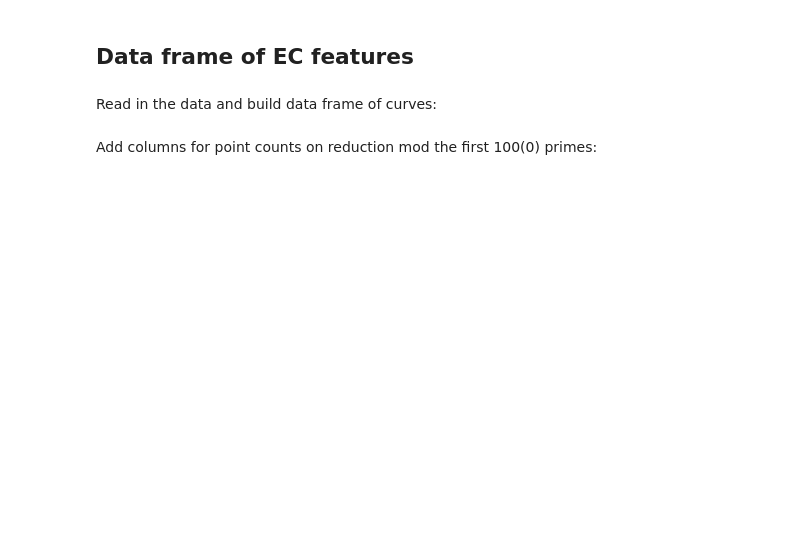
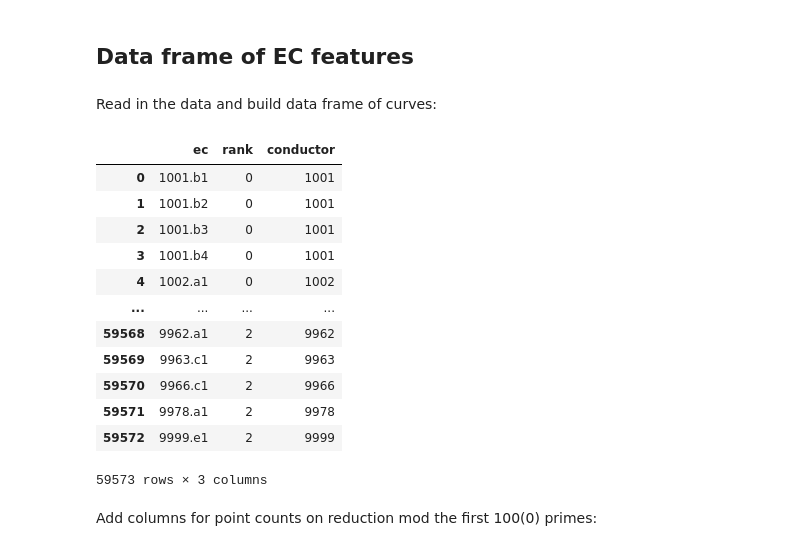
Before and after one commit to billoxbury/ecrank, a Jupyter notebook: 2_dataframe.ipynb, the cells around one changed output. Drawn from its saved outputs; the diff is of its cells as text; code cells hidden in the pictures; blank space fills up the shorter version.

Commit message:
Add conductor notebook

```diff
--- a/2_dataframe.ipynb
+++ b/2_dataframe.ipynb
@@ -29,3 +5,41 @@ ecdat
+# %%
+import pandas as pd
+
+datafile0 = "./data/ec_rk0_cond1000-10000.sage"
+datafile1 = "./data/ec_rk1_cond1000-10000.sage"
+datafile2 = "./data/ec_rk2_cond1000-10000.sage"
+
+ec = []
+rank = []
+r = 0
+
+for df in [datafile0, datafile1, datafile2]:
+    labels = []
+    load(df)
+    ec += labels
+    rank += [r for x in labels]
+    r += 1
+
+ecdat = pd.DataFrame()
+ecdat['ec'] = ec
+ecdat['rank'] = rank
+ecdat['conductor'] = [s.split('.')[0] for s in ec]
+
+ecdat
+# %% [output]
+|  | ec | rank | conductor |
+| 0 | 1001.b1 | 0 | 1001 |
+| 1 | 1001.b2 | 0 | 1001 |
+| 2 | 1001.b3 | 0 | 1001 |
+| 3 | 1001.b4 | 0 | 1001 |
+| 4 | 1002.a1 | 0 | 1002 |
+| ... | ... | ... | ... |
+| 59568 | 9962.a1 | 2 | 9962 |
+| 59569 | 9963.c1 | 2 | 9963 |
+| 59570 | 9966.c1 | 2 | 9966 |
+| 59571 | 9978.a1 | 2 | 9978 |
+| 59572 | 9999.e1 | 2 | 9999 |
+59573 rows × 3 columns
 # %% [markdown]
 Add columns for point counts on reduction mod the first 100(0) primes:
 # %%
```
Also changed, not shown: parts of 3 cells of this notebook, 3 other files.
